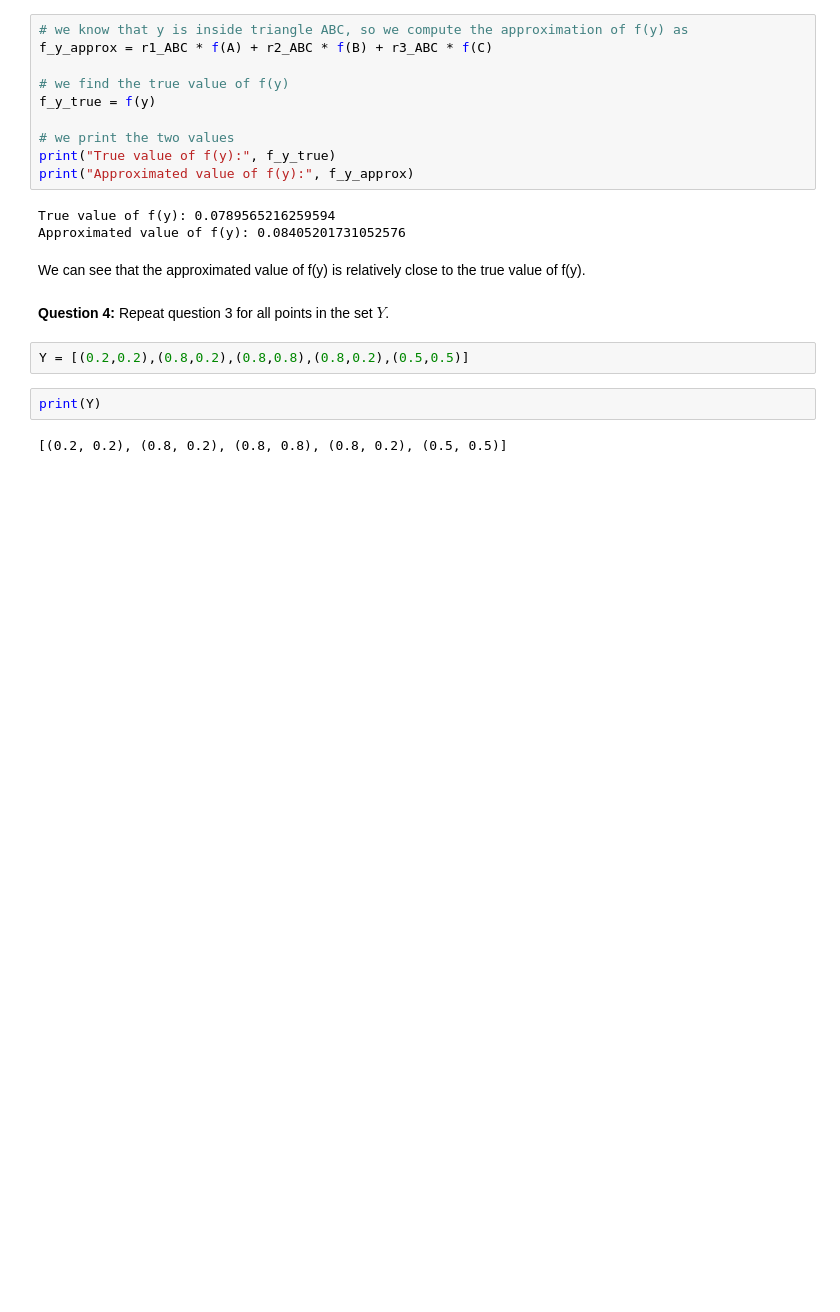
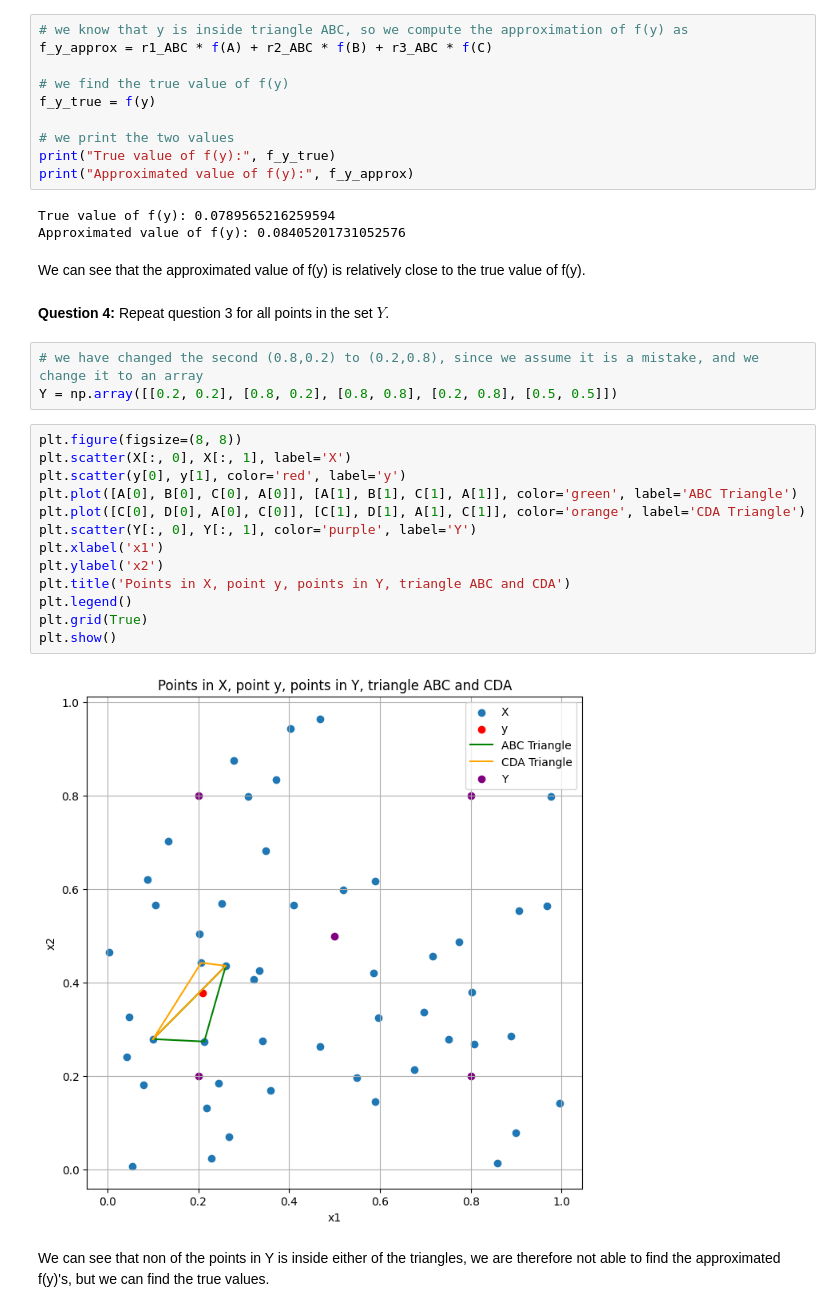
Before and after one commit to NumEconCopenhagen/projects-2024-simon-katrine, a Jupyter notebook: examproject/exam_2024.ipynb, the cells around one changed output. Saved outputs shown, nothing was run; the diff lists cells and outputs as text; blank space fills up the shorter version.

```diff
--- a/examproject/exam_2024.ipynb
+++ b/examproject/exam_2024.ipynb
@@ -529,8 +526,22 @@ We can see that the approximated value of f(y) is relatively close to the true v
 # %% [markdown]
 **Question 4:** Repeat question 3 for all points in the set $Y$.
 # %%
-Y = [(0.2,0.2),(0.8,0.2),(0.8,0.8),(0.8,0.2),(0.5,0.5)]
+# we have changed the second (0.8,0.2) to (0.2,0.8), since we assume it is a mistake, and we change it to an array
+Y = np.array([[0.2, 0.2], [0.8, 0.2], [0.8, 0.8], [0.2, 0.8], [0.5, 0.5]])
-# %%
-print(Y)
-# %% [output]
-[(0.2, 0.2), (0.8, 0.2), (0.8, 0.8), (0.8, 0.2), (0.5, 0.5)]
+# %%
+plt.figure(figsize=(8, 8))
+plt.scatter(X[:, 0], X[:, 1], label='X')
+plt.scatter(y[0], y[1], color='red', label='y')
+plt.plot([A[0], B[0], C[0], A[0]], [A[1], B[1], C[1], A[1]], color='green', label='ABC Triangle')
+plt.plot([C[0], D[0], A[0], C[0]], [C[1], D[1], A[1], C[1]], color='orange', label='CDA Triangle')
+plt.scatter(Y[:, 0], Y[:, 1], color='purple', label='Y')
+plt.xlabel('x1')
+plt.ylabel('x2')
+plt.title('Points in X, point y, points in Y, triangle ABC and CDA')
+plt.legend()
+plt.grid(True)
+plt.show()
+# %% [output]
+[figure, added]
+# %% [markdown]
+We can see that non of the points in Y is inside either of the triangles, we are therefore not able to find the approximated f(y)'s, but we can find the true values.
```
Also changed, not shown: parts of 6 cells of this notebook, 1 other file.
